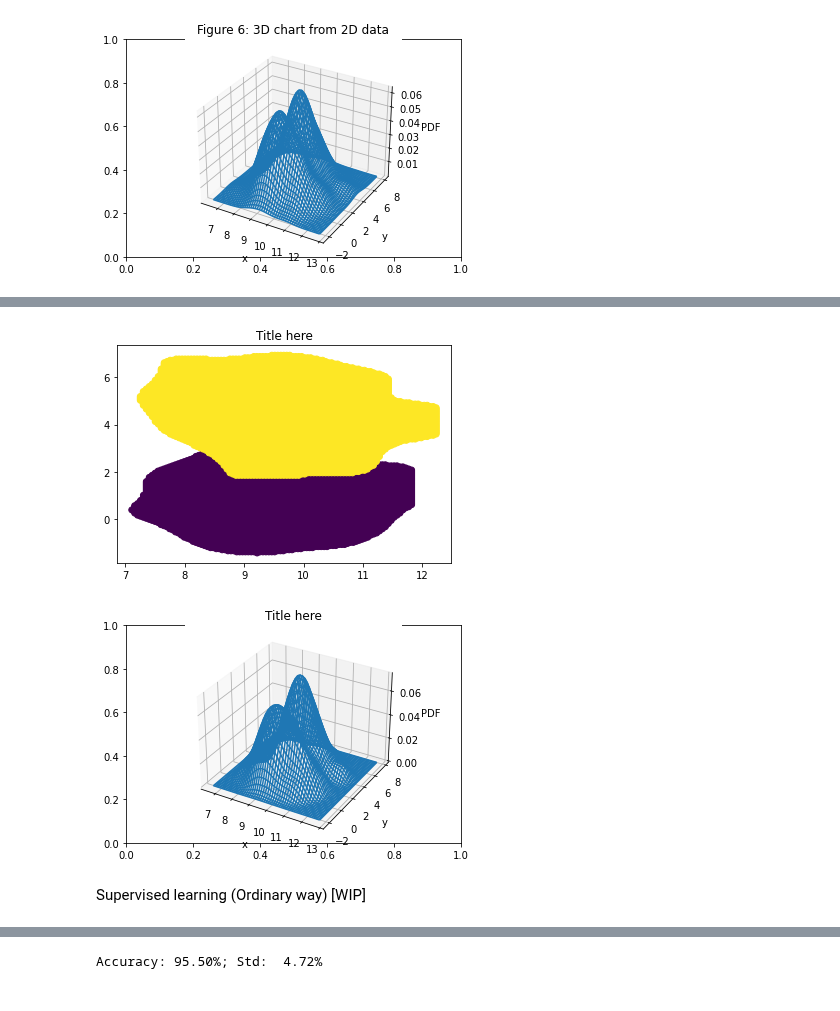
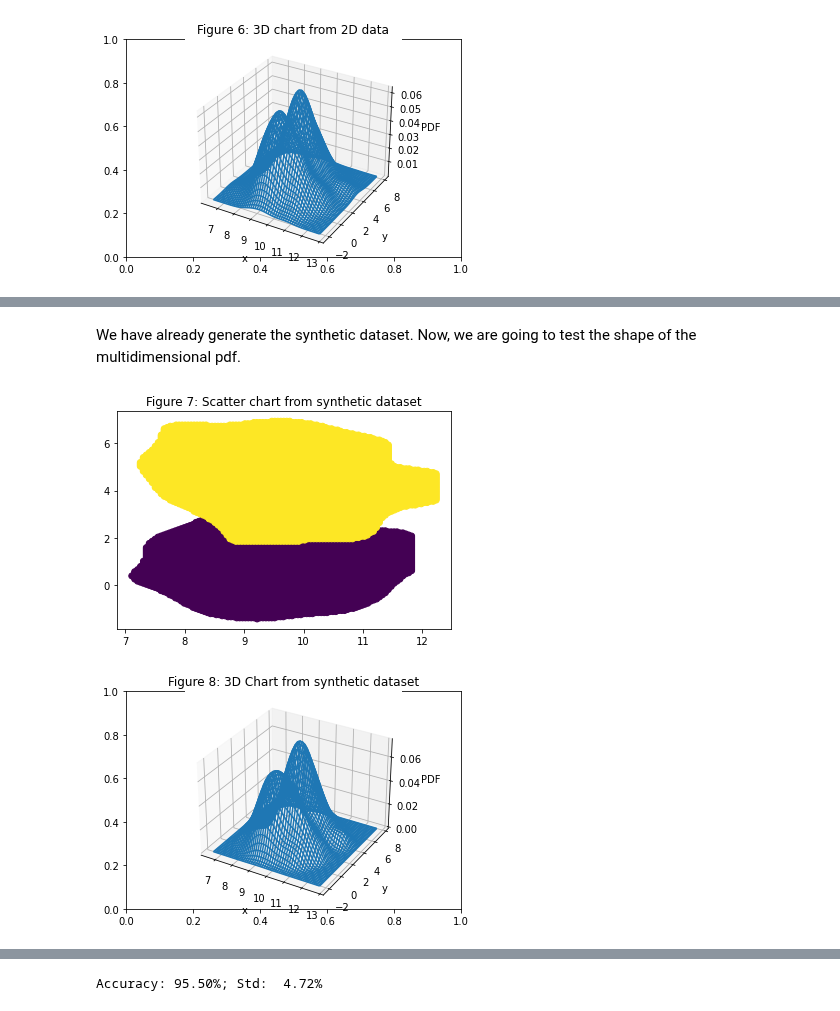
Before and after one commit to Mydherin/synthetic-dataset, a Jupyter notebook: proposal.ipynb, the cells around one changed output, grey strips where cells are left out. Cells and saved outputs as stored; diff of their text form; code cells hidden in the pictures.

Commit message:
Explain all multivariate sections

```diff
--- a/proposal.ipynb
+++ b/proposal.ipynb
@@ -212,17 +238,17 @@ new_df = kde.estimate_density(new_df, kdes)
 # %%
 # Adjust instance representations in the new dataset
-new_df = kde.new_adjust_representation(new_df)
+new_df = kde.multivariate_adjust_representation(new_df)
+# %% [markdown]
+We have already generate the synthetic dataset. Now, we are going to test the shape of the multidimensional pdf.
 # %%
 
 # Plot dataset
 ## Scatter Chart
-title = "Title here"
+title = "Figure 7: Scatter chart from synthetic dataset"
 dataset.scatter(title, new_df)
 ## 3D Chart
-title = "Title here"
+title = "Figure 8: 3D Chart from synthetic dataset"
 kde.plot_3d(title, new_df)
 # %% [output]
-[figure, old version]
+[figure, new version]
-[figure, old version]
+[figure, new version]
-# %% [markdown]
-Supervised learning (Ordinary way) [WIP]
```
Also changed, not shown: parts of 18 cells of this notebook, 4 other files.
